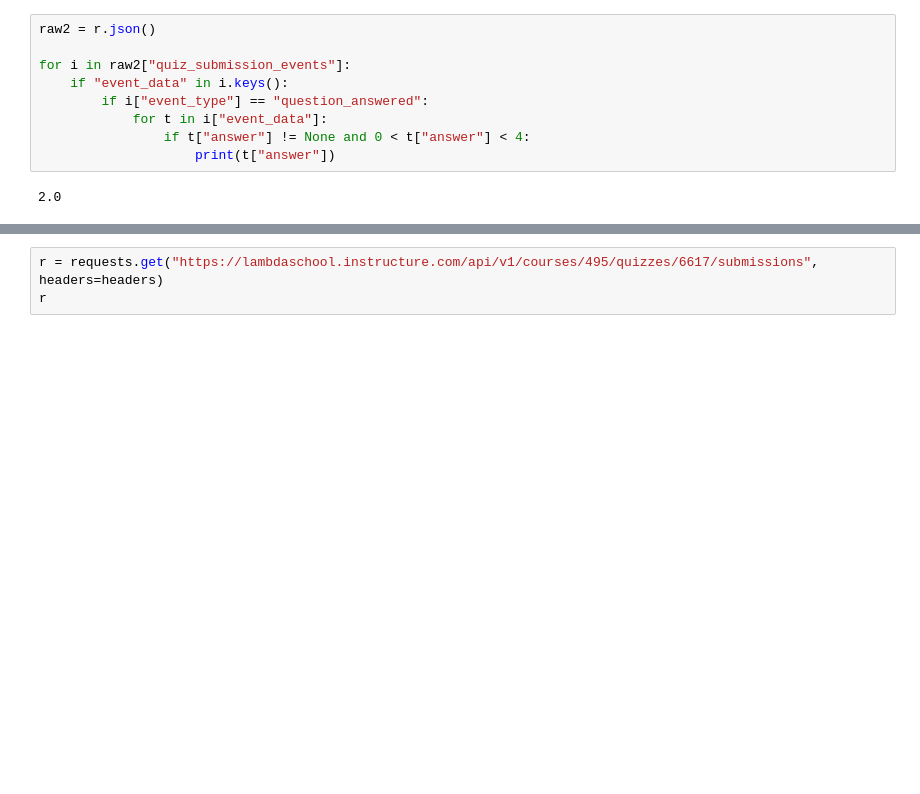
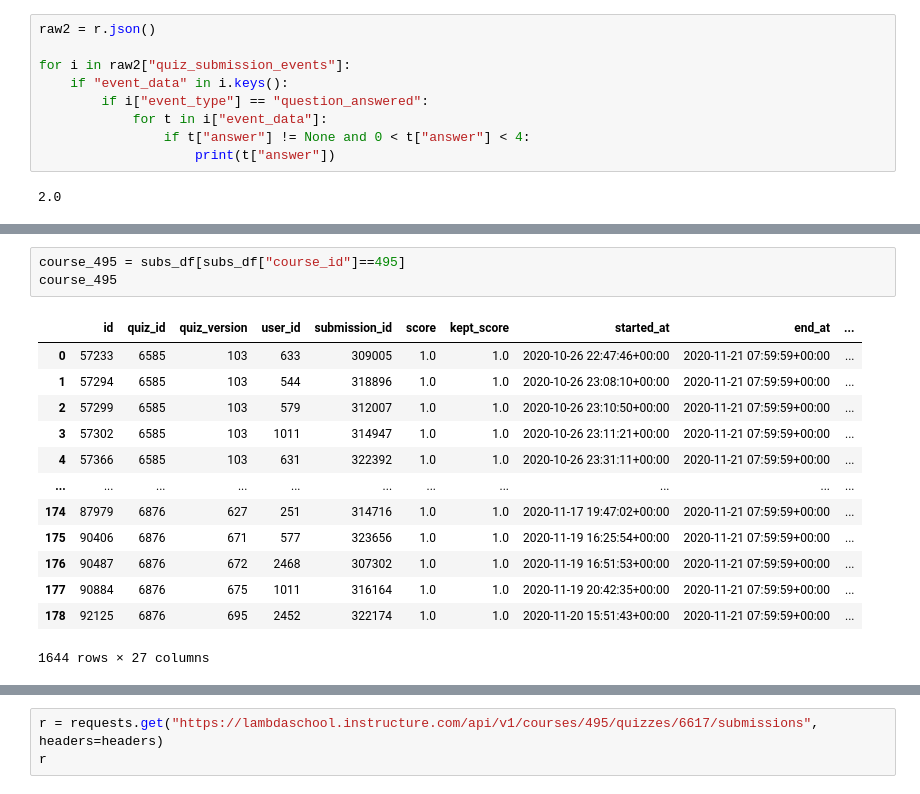
Before and after one commit to GwenStacey/Canvas-Data, a Jupyter notebook: canvas_data/m-m.ipynb, the cells around one changed output, grey strips where cells are left out. Drawn from its saved outputs; the diff is of its cells as text; blank space fills up the shorter version.

```diff
--- a/canvas_data/m-m.ipynb
+++ b/canvas_data/m-m.ipynb
@@ -203,0 +202,17 @@ this_thing = sub_643374_df["event_data"][4][0]
+# %%
+course_495 = subs_df[subs_df["course_id"]==495]
+course_495
+# %% [output]
+|  | id | quiz_id | quiz_version | user_id | submission_id | score | kept_score | started_at | end_at | ... |
+| 0 | 57233 | 6585 | 103 | 633 | 309005 | 1.0 | 1.0 | 2020-10-26 22:47:46+00:00 | 2020-11-21 07:59:59+00:00 | ... |
+| 1 | 57294 | 6585 | 103 | 544 | 318896 | 1.0 | 1.0 | 2020-10-26 23:08:10+00:00 | 2020-11-21 07:59:59+00:00 | ... |
+| 2 | 57299 | 6585 | 103 | 579 | 312007 | 1.0 | 1.0 | 2020-10-26 23:10:50+00:00 | 2020-11-21 07:59:59+00:00 | ... |
+| 3 | 57302 | 6585 | 103 | 1011 | 314947 | 1.0 | 1.0 | 2020-10-26 23:11:21+00:00 | 2020-11-21 07:59:59+00:00 | ... |
+| 4 | 57366 | 6585 | 103 | 631 | 322392 | 1.0 | 1.0 | 2020-10-26 23:31:11+00:00 | 2020-11-21 07:59:59+00:00 | ... |
+| ... | ... | ... | ... | ... | ... | ... | ... | ... | ... | ... |
+| 174 | 87979 | 6876 | 627 | 251 | 314716 | 1.0 | 1.0 | 2020-11-17 19:47:02+00:00 | 2020-11-21 07:59:59+00:00 | ... |
+| 175 | 90406 | 6876 | 671 | 577 | 323656 | 1.0 | 1.0 | 2020-11-19 16:25:54+00:00 | 2020-11-21 07:59:59+00:00 | ... |
+| 176 | 90487 | 6876 | 672 | 2468 | 307302 | 1.0 | 1.0 | 2020-11-19 16:51:53+00:00 | 2020-11-21 07:59:59+00:00 | ... |
+| 177 | 90884 | 6876 | 675 | 1011 | 316164 | 1.0 | 1.0 | 2020-11-19 20:42:35+00:00 | 2020-11-21 07:59:59+00:00 | ... |
+| 178 | 92125 | 6876 | 695 | 2452 | 322174 | 1.0 | 1.0 | 2020-11-20 15:51:43+00:00 | 2020-11-21 07:59:59+00:00 | ... |
+1644 rows × 27 columns
```
Also changed, not shown: parts of 14 cells of this notebook.
